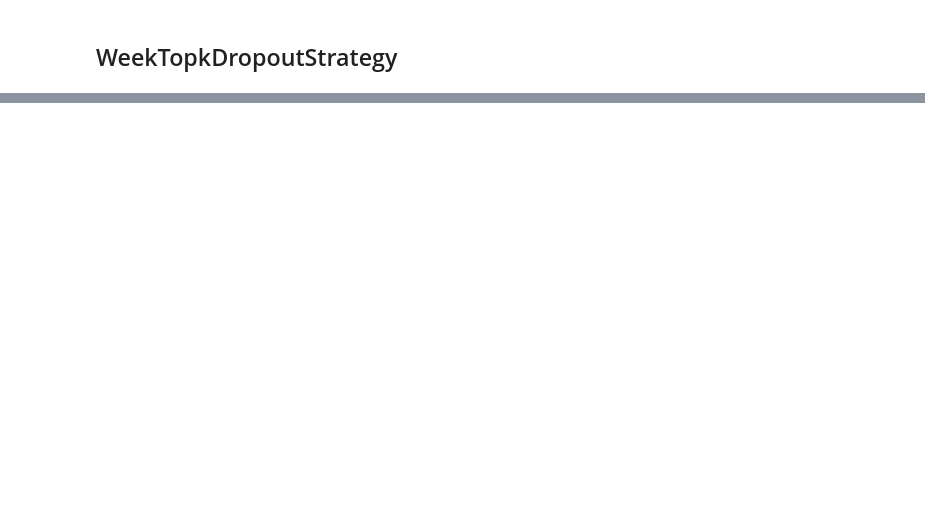
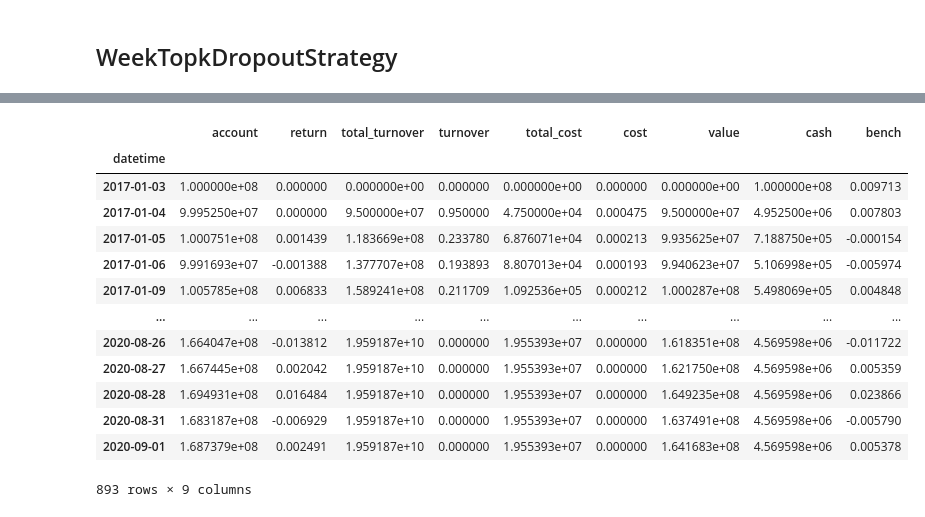
Before and after one commit to zuodaofengbi/pylearn, a Jupyter notebook: weektopk_backtest.ipynb, the cells around one changed output, grey strips where cells are left out. Drawn from its saved outputs; the diff is of its cells as text; code cells hidden in the pictures; blank space fills up the shorter version.

```diff
--- a/weektopk_backtest.ipynb
+++ b/weektopk_backtest.ipynb
@@ -1725,0 +453,10 @@ See the caveats in the documentation: https://pandas.pydata.org/pandas-docs/stab
+# %%
+from qlib.contrib.report import analysis_model, analysis_position
+from qlib.data import D
+recorder = R.get_recorder(recorder_id=ba_rid, experiment_name="online_srv")
+print(recorder)
+pred_df = recorder.load_object("pred.pkl")
+pred_df_dates = pred_df.index.get_level_values(level='datetime')
+report_normal_df = recorder.load_object("portfolio_analysis/report_normal_1day.pkl")
+positions = recorder.load_object("portfolio_analysis/positions_normal_1day.pkl")
+analysis_df = recorder.load_object("portfolio_analysis/port_analysis_1day.pkl")
@@ -1725,0 +465,17 @@ See the caveats in the documentation: https://pandas.pydata.org/pandas-docs/stab
+# %%
+report_normal_df
+# %% [output]
+|  | account | return | total_turnover | turnover | total_cost | cost | value | cash | bench |
+| datetime |  |  |  |  |  |  |  |  |  |
+| 2017-01-03 | 1.000000e+08 | 0.000000 | 0.000000e+00 | 0.000000 | 0.000000e+00 | 0.000000 | 0.000000e+00 | 1.000000e+08 | 0.009713 |
+| 2017-01-04 | 9.995250e+07 | 0.000000 | 9.500000e+07 | 0.950000 | 4.750000e+04 | 0.000475 | 9.500000e+07 | 4.952500e+06 | 0.007803 |
+| 2017-01-05 | 1.000751e+08 | 0.001439 | 1.183669e+08 | 0.233780 | 6.876071e+04 | 0.000213 | 9.935625e+07 | 7.188750e+05 | -0.000154 |
+| 2017-01-06 | 9.991693e+07 | -0.001388 | 1.377707e+08 | 0.193893 | 8.807013e+04 | 0.000193 | 9.940623e+07 | 5.106998e+05 | -0.005974 |
+| 2017-01-09 | 1.005785e+08 | 0.006833 | 1.589241e+08 | 0.211709 | 1.092536e+05 | 0.000212 | 1.000287e+08 | 5.498069e+05 | 0.004848 |
+| ... | ... | ... | ... | ... | ... | ... | ... | ... | ... |
+| 2020-08-26 | 1.664047e+08 | -0.013812 | 1.959187e+10 | 0.000000 | 1.955393e+07 | 0.000000 | 1.618351e+08 | 4.569598e+06 | -0.011722 |
+| 2020-08-27 | 1.667445e+08 | 0.002042 | 1.959187e+10 | 0.000000 | 1.955393e+07 | 0.000000 | 1.621750e+08 | 4.569598e+06 | 0.005359 |
+| 2020-08-28 | 1.694931e+08 | 0.016484 | 1.959187e+10 | 0.000000 | 1.955393e+07 | 0.000000 | 1.649235e+08 | 4.569598e+06 | 0.023866 |
+| 2020-08-31 | 1.683187e+08 | -0.006929 | 1.959187e+10 | 0.000000 | 1.955393e+07 | 0.000000 | 1.637491e+08 | 4.569598e+06 | -0.005790 |
+| 2020-09-01 | 1.687379e+08 | 0.002491 | 1.959187e+10 | 0.000000 | 1.955393e+07 | 0.000000 | 1.641683e+08 | 4.569598e+06 | 0.005378 |
+893 rows × 9 columns
```
Also changed, not shown: parts of 20 cells of this notebook.
